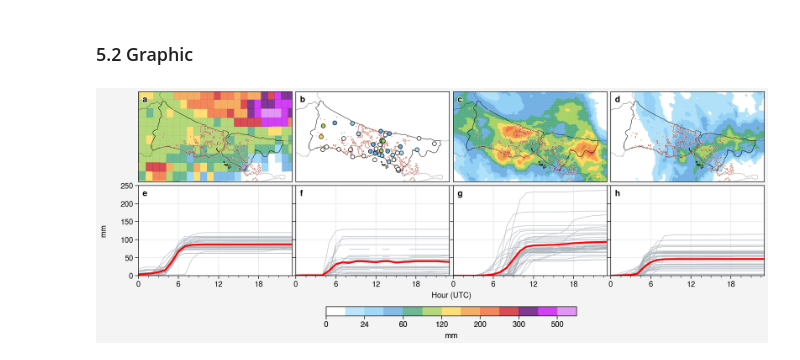
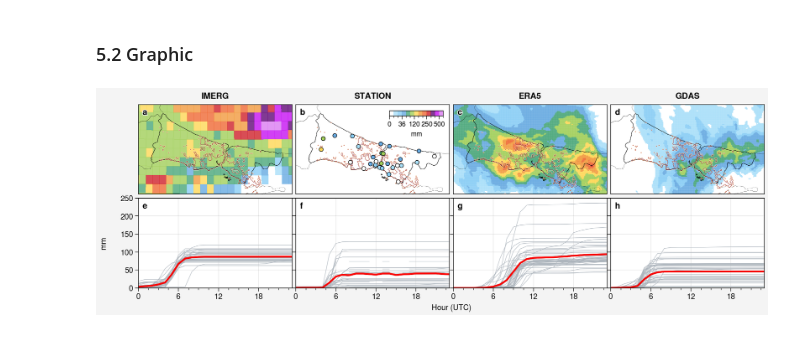
Before and after one commit to donmezkutay/Urban-Precipitation-Article-Istanbul, a Jupyter notebook: combined_verification.ipynb, the cells around one changed output. Cells and saved outputs as stored; diff of their text form; code cells hidden in the pictures.

Commit message:
#update GFS as GDAS in graphics

```diff
--- a/combined_verification.ipynb
+++ b/combined_verification.ipynb
@@ -381,0 +384,6 @@ metadata
+# %%
+observation_drop_0 = observation_sum.T[observation_sum.T[0]!=0.0]
+# %%
+observation_drop_0 = observation_drop_0.reset_index().rename(columns={'index':'station'})
+# %%
+metadata_observation_merged = pd.merge(observation_drop_0, metadata)
@@ -558,6 +586,10 @@ axs[:4].format(lonlim=(27.69171143+0.10, 30.04271274),
            labels=False,
            longrid=False,
            latgrid = False)
+
+axs.format(collabels=['IMERG', 'STATION', 'ERA5', 'GDAS'],
+           #collabels=['08UTC', '09UTC', '10UTC', '11UTC']
+           )
 
 # add shapefiles
 shape_district_turkey = ShapelyFeature(Reader(turkey_district_shape).geometries(),
@@ -609,9 +641,9 @@ for t in range(int(graphic_no/2)):
                                 )
 
     elif t == 1:
-        mesh = axs[t].scatter( metadata['x'].values,
-                       metadata['y'].values,
-                       c = observation_sum.T.values,
+        mesh = axs[t].scatter( metadata_observation_merged['x'].values,
+                       metadata_observation_merged['y'].values,
+                       c = metadata_observation_merged.iloc[:, 1].values,
                        marker = "o",
                        markersize = 22,
                        markeredgecolor = 'k',
@@ -637,41 +669,43 @@ dts = [imerg_pd.cumsum(axis=0), observation.cumsum(axis=0),
 # means
 dts_mean = [imerg_pd_mean, observation_mean,
             wrf_era5_pd_mean, wrf_gfs_pd_mean]
 
 vmin,vmax = 0, 250
 for i in range(4, int(graphic_no)):
     lp = axs[i].plot(dts[i-4].reset_index(drop=True).values,
                      colors='gray5', lw=0.5,
 
                      )
 
     lp_mean = axs[i].plot(dts_mean[i-4].reset_index(drop=True).values,
                           colors='red', lw=2,
                           path_effects=path_effect,
                     )
     #axs[i].format(xformatter='%H')
     axs[i].set_ylim([vmin, vmax])
     axs[i].set_xlabel('Hour (UTC)')
     axs[i].set_ylabel('mm')
     axs[i].set_yticks([0, 50, 100, 150, 200, 250])
     axs[i].set_xticks([0, 6, 12, 18])
 
 axs[5:].format(ytickminor=False, ylabel='')
 
-# colorbar
-cbar = fig.colorbar(mesh,
-                    label='mm',
-                    ticks = ticks,
-                    loc = 'b',
-                    shrink = 0.4,
-                    width = 0.15,
-                    #col=2,
-                    #extend='max'
-                   )
+# colorbars
+axs[1].colorbar(mesh,
+                 label='mm',
+                 ticks = ticks,
+                 loc='ur', length=7,  # length is em widths
+                 tickminor=True, alpha=0.5,
+                 width=0.7,
+                 labelsize = 8,
+                 ticklabelsize = 8,
+                 frame=False,
+                 pad = 0.8
+                )
 
 #save figure
 plt.savefig(r'pictures/combined_verification.jpeg',
             bbox_inches='tight', optimize=True,
             progressive=True, dpi=1000)
 # %% [output]
-[figure, old version]
+[figure, new version]
```
Also changed, not shown: parts of 2 cells of this notebook, 5 other files.
